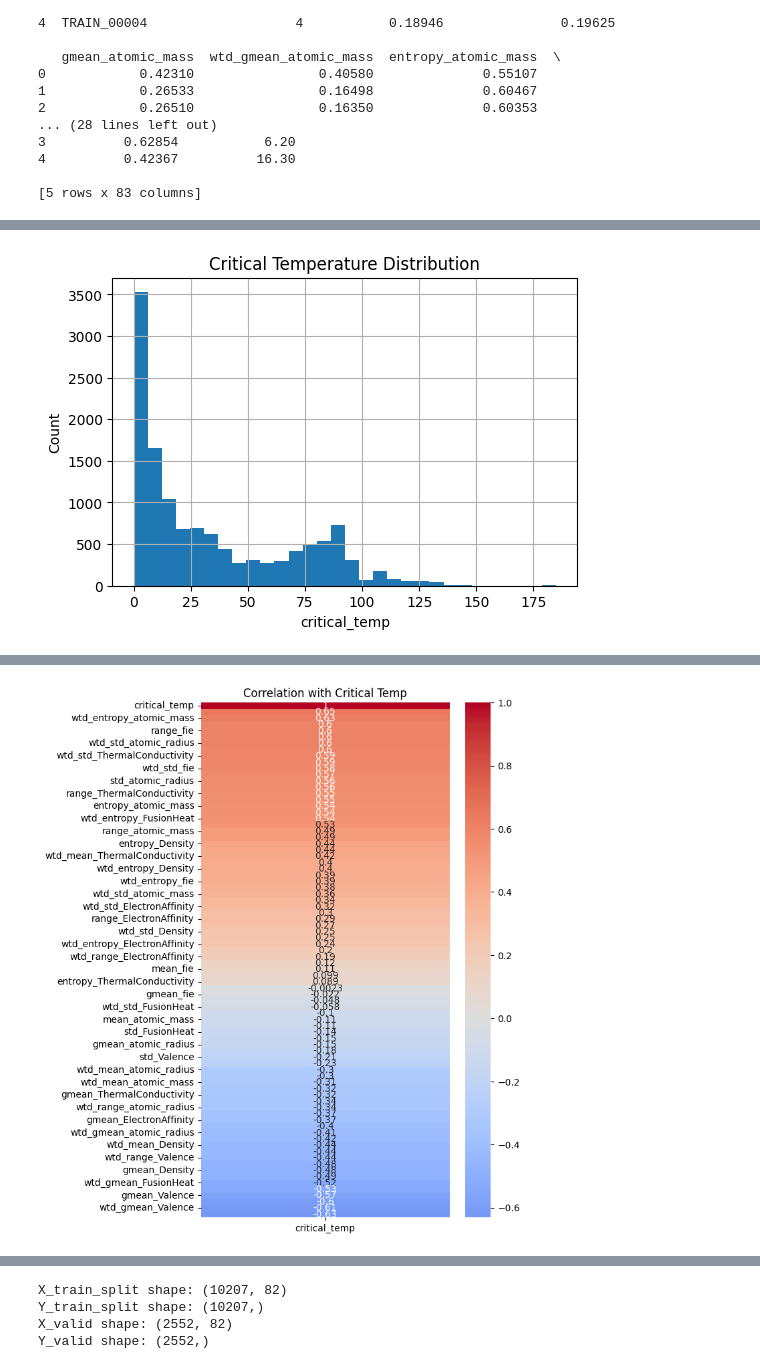
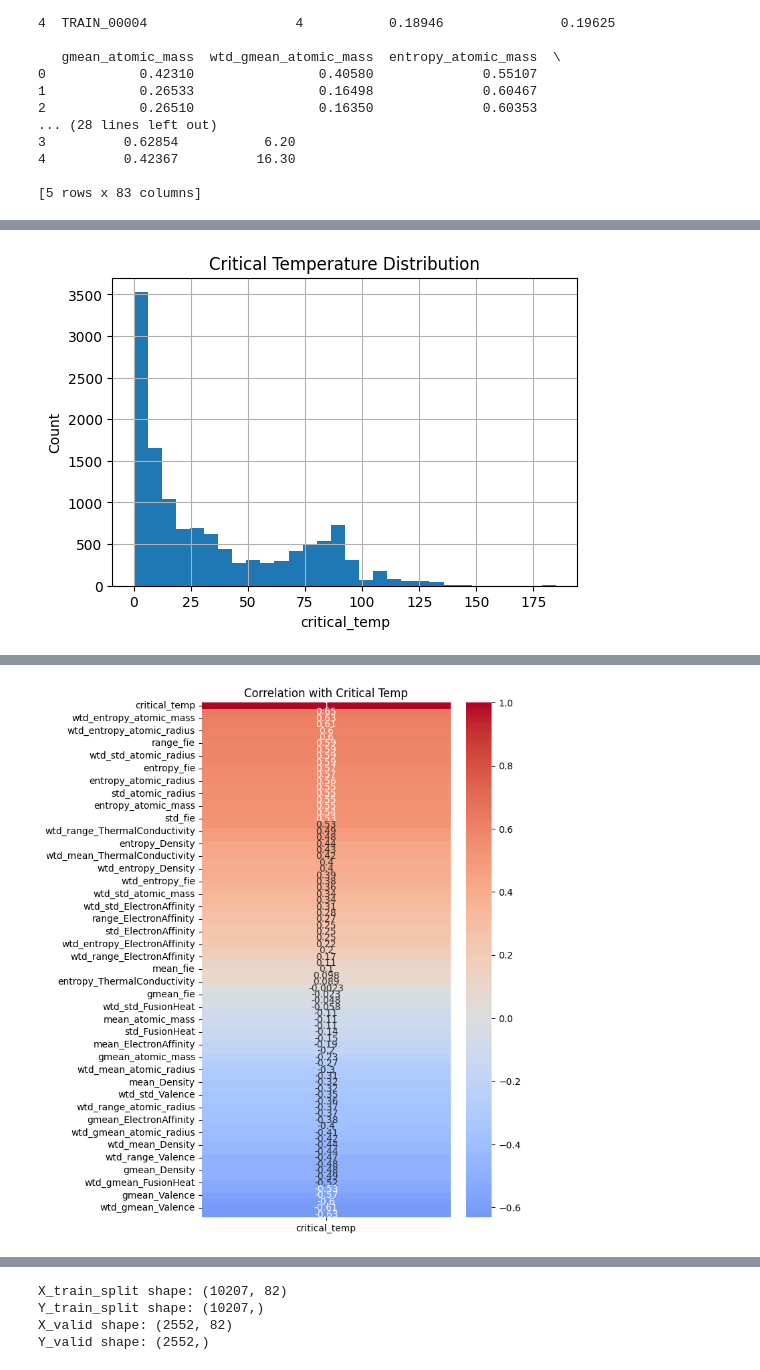
Before and after one commit to AI-Lab-2025-2-3rd/ai-project-myth, a Jupyter notebook: superconductor.ipynb, the cells around one changed output, grey strips where cells are left out. Cells and saved outputs as stored; diff of their text form; code cells hidden in the pictures.

```diff
--- a/superconductor.ipynb
+++ b/superconductor.ipynb
@@ -34,6 +34,7 @@ print(df.head())
 # %%
 # === 데이터 분석 & 전처리 (critical_temp = Y, 나머지 = X) ===
 import pandas as pd
+import numpy as np
 import matplotlib.pyplot as plt
 import seaborn as sns
 
@@ -49,48 +50,29 @@ for df in [train, test]:
     if 'id' in df.columns:
         df.drop(columns=['id'], inplace=True)
 
-# 3. 데이터 기본 구조 확인
-print("=== Train 데이터 구조 ===")
-print(train.info(), "\n")
+# 3. 수치형 컬럼만 선택
+num_cols_train = train.select_dtypes(include=['int64', 'float64']).columns
+num_cols_test  = test.select_dtypes(include=['int64', 'float64']).columns
 
-print("=== Train 결측치 확인 ===")
-print(train.isnull().sum(), "\n")
+# 4. 0을 결측치로 간주하고 개수 확인
+print("=== 0값을 결측치로 간주했을 때 개수 (Train) ===")
+zero_counts_train = {}
+for col in num_cols_train:
+    zero_counts_train[col] = (train[col] == 0).sum()
+zero_counts_train_df = pd.DataFrame.from_dict(zero_counts_train, orient='index', columns=['Zero Count'])
+zero_counts_train_df = zero_counts_train_df[zero_counts_train_df['Zero Count'] > 0]
+print(zero_counts_train_df, "\n")
 
-print("=== Train 기술 통계량 ===")
-print(train.describe(), "\n")
-
-# 4. 타깃 분포 확인 (critical_temp)
-plt.figure(figsize=(6,4))
-train['critical_temp'].hist(bins=30)
-plt.title("Critical Temperature Distribution")
-plt.xlabel("critical_temp")
-plt.ylabel("Count")
-plt.show()
-
-# 5. 수치형 변수 상관관계 (문자열 제외)
-num_train = train.select_dtypes(include=['int64', 'float64'])
-plt.figure(figsize=(12,10))
-sns.heatmap(num_train.corr(), cmap="coolwarm", center=0)
-plt.title("Correlation Heatmap (Numeric Features Only)")
-plt.show()
-
-# 5-1. critical_temp와 피처들 간의 상관관계만 표시
-corr_with_target = num_train.corr()['critical_temp'].sort_values(ascending=False)
-plt.figure(figsize=(6,10))
-sns.heatmap(corr_with_target.to_frame(), annot=True, cmap="coolwarm", center=0)
-plt.title("Correlation with Critical Temp")
-plt.show()
-
-# 6. 전처리
-## (1) 결측치 처리: 수치형 → 평균 대체, 범주형 → 최빈값 대체
+# 5. 0 → NaN 변환 후 결측치 처리
 for df in [train, test]:
     for col in df.columns:
-        if df[col].dtype != "object":
-            df[col] = df[col].fillna(df[col].mean())
-        else:
-            df[col] = df[col].fillna(df[col].mode()[0])
+        if df[col].dtype != "object":  # 수치형
+            df[col].replace(0, np.nan, inplace=True)  # 0 → NaN
+            df[col].fillna(df[col].mean(), inplace=True)  # 평균으로 대체
+        else:  # 범주형
+            df[col].fillna(df[col].mode()[0], inplace=True)
 
-# 7. X, Y 분리 (train / test)
+# 6. X, Y 분리 (train / test)
 X_train = train.drop(columns=['critical_temp'])
 Y_train = train['critical_temp']
 X_test  = test.copy()
@@ -99,4 +81,26 @@ print("X_train shape:", X_train.shape)
 print("Y_train shape:", Y_train.shape)
 print("X_test shape:", X_test.shape)
 print("X_train columns:", X_train.columns.tolist()[:10], "...")
+
+# 7. 타깃 분포 확인 (critical_temp)
+plt.figure(figsize=(6,4))
+train['critical_temp'].hist(bins=30)
+plt.title("Critical Temperature Distribution")
+plt.xlabel("critical_temp")
+plt.ylabel("Count")
+plt.show()
+
+# 8. 수치형 변수 상관관계 히트맵
+num_train = train.select_dtypes(include=['int64', 'float64'])
+plt.figure(figsize=(12,10))
+sns.heatmap(num_train.corr(), cmap="coolwarm", center=0)
+plt.title("Correlation Heatmap (Numeric Features Only)")
+plt.show()
+
+# 9. critical_temp와 피처들 간의 상관관계 히트맵
+corr_with_target = num_train.corr()['critical_temp'].sort_values(ascending=False)
+plt.figure(figsize=(6,10))
+sns.heatmap(corr_with_target.to_frame(), annot=True, cmap="coolwarm", center=0)
+plt.title("Correlation with Critical Temp")
+plt.show()
 # %% [output]
@@ -122 +148 @@ max             1.000000      1.000000         1.000000     185.000000
-[figure, old version]
+[figure, new version]
```
Also changed, not shown: parts of 1 cell of this notebook.
